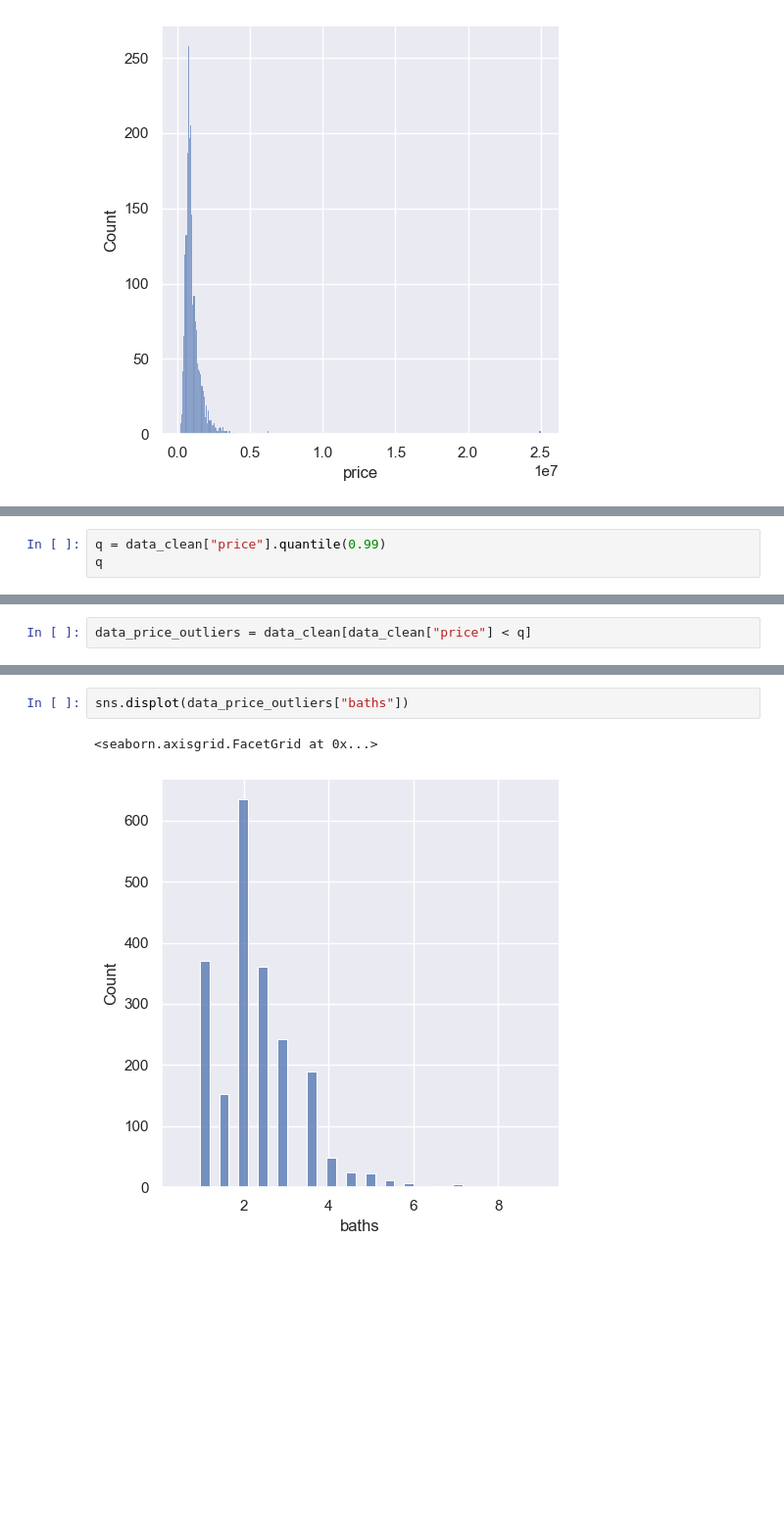
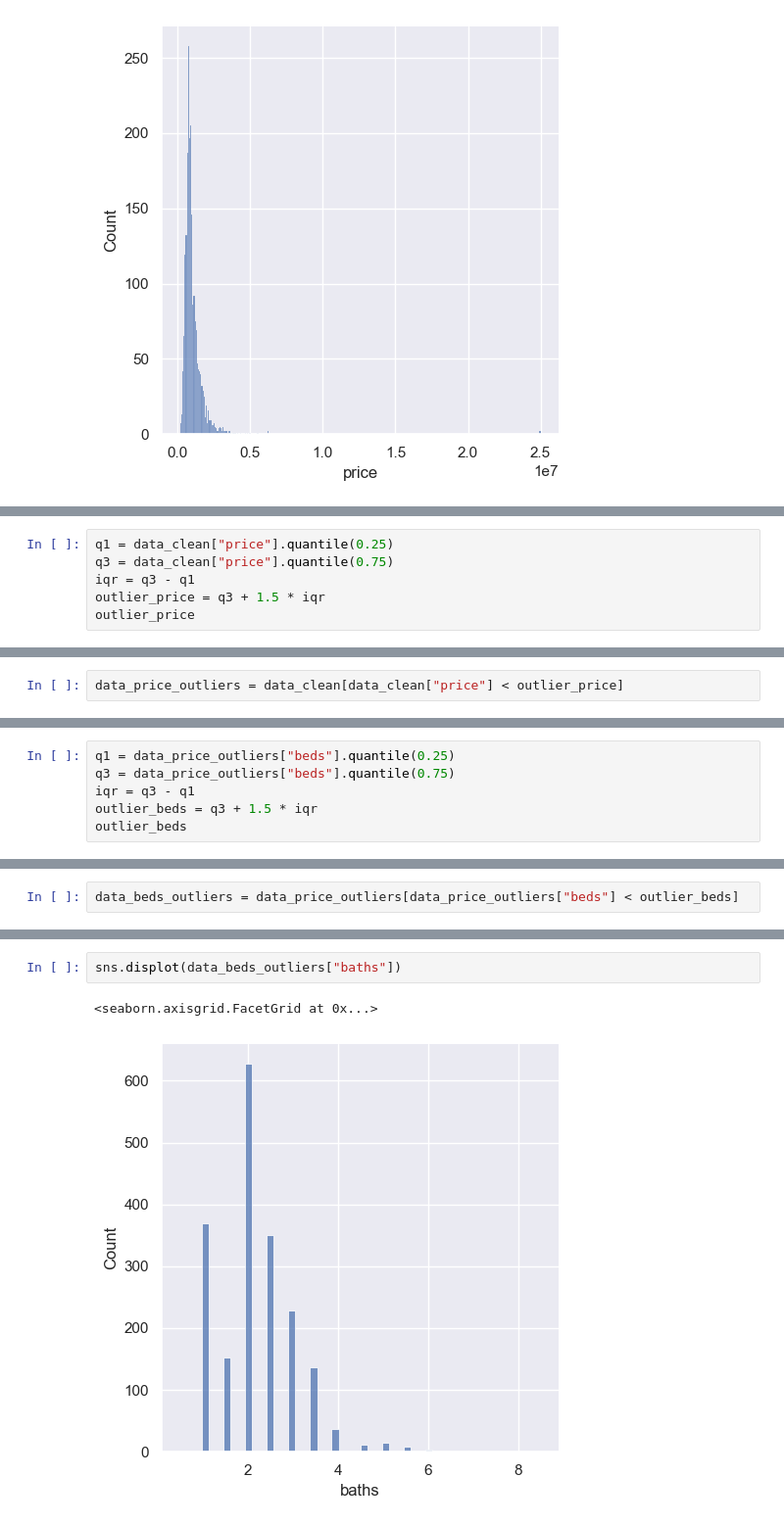
Before and after one commit to tolstoj48/seattle-house-price-prediction, a Jupyter notebook: seattle-real-estate-house-prices-prediction.ipynb, the cells around one changed output, grey strips where cells are left out. Shown: that part at 98% size. Drawn from its saved outputs; the diff is of its cells as text; blank space fills up the shorter version.

```diff
--- a/seattle-real-estate-house-prices-prediction.ipynb
+++ b/seattle-real-estate-house-prices-prediction.ipynb
@@ -201,4 +203,7 @@ sns.displot(data_clean["price"])
 # %%
-q = data_clean["price"].quantile(0.99)
-q
+q1 = data_clean["price"].quantile(0.25)
+q3 = data_clean["price"].quantile(0.75)
+iqr = q3 - q1
+outlier_price = q3 + 1.5 * iqr
+outlier_price
 # %% [output]
@@ -221,5 +226,5 @@ memory usage: 97.3 KB
 # %%
-data_price_outliers = data_clean[data_clean["price"] < q]
+data_price_outliers = data_clean[data_clean["price"] < outlier_price]
 # %%
 data_price_outliers.info()
 # %% [output]
@@ -244,0 +250,6 @@ sns.displot(data_price_outliers["beds"])
+# %%
+q1 = data_price_outliers["beds"].quantile(0.25)
+q3 = data_price_outliers["beds"].quantile(0.75)
+iqr = q3 - q1
+outlier_beds = q3 + 1.5 * iqr
+outlier_beds
@@ -244,0 +258,2 @@ sns.displot(data_price_outliers["beds"])
+# %%
+data_beds_outliers = data_price_outliers[data_price_outliers["beds"] < outlier_beds]
@@ -245,6 +265,6 @@ sns.displot(data_price_outliers["beds"])
 # %%
-sns.displot(data_price_outliers["baths"])
+sns.displot(data_beds_outliers["baths"])
 # %% [output]
 <seaborn.axisgrid.FacetGrid at 0x...>
-[figure, old version]
+[figure, new version]
 # %% [markdown]
```
Also changed, not shown: parts of 38 cells of this notebook.
